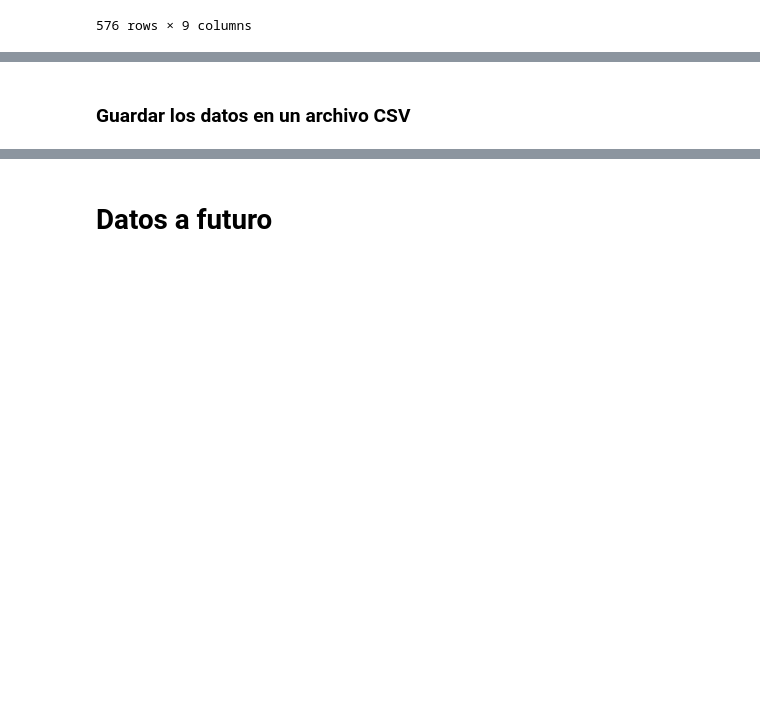
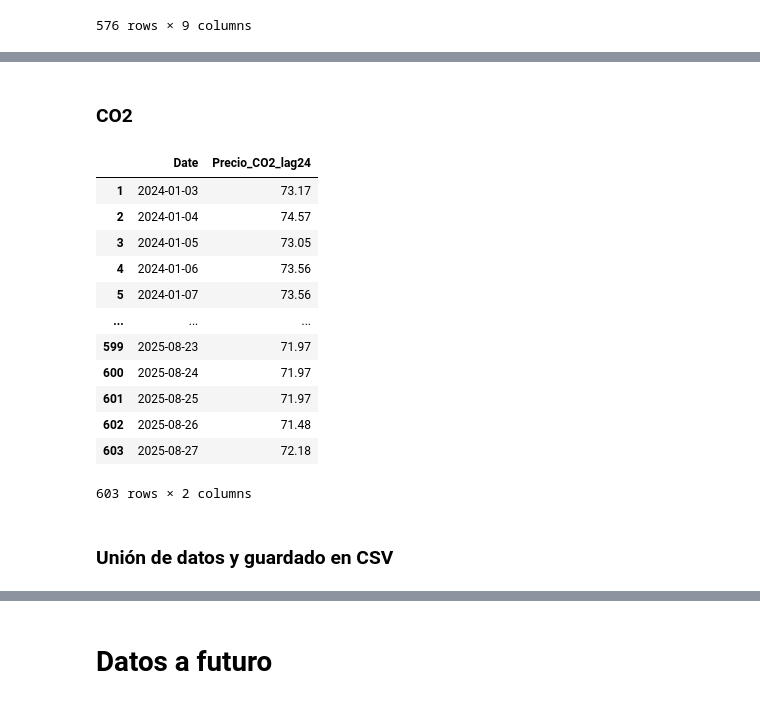
Before and after one commit to JaimeNavs9/proyecto_prediccion_MD, a Jupyter notebook: preparacion_datos.ipynb, the cells around one changed output, grey strips where cells are left out. Drawn from its saved outputs; the diff is of its cells as text; code cells hidden in the pictures; blank space fills up the shorter version.

```diff
--- a/preparacion_datos.ipynb
+++ b/preparacion_datos.ipynb
@@ -180,2 +216,49 @@ df_final['IDA2'] = np.where(
+# %% [markdown]
+### CO2
+# %%
+df_co2_1 = pd.read_csv('data_training/historico-precios-CO2-_2024_.csv', sep=';')
+df_co2_2 = pd.read_csv('data_training/historico-precios-CO2-_2025_.csv', sep=';')
+df_co2 = pd.concat([df_co2_1, df_co2_2])
+
+df_co2['Fecha'] = pd.to_datetime(df_co2['Fecha'], format='%d-%m-%Y')
+df_co2['Fecha'] = df_co2['Fecha'].dt.strftime('%Y-%m-%d')
+df_co2.rename(columns={'Fecha': 'Date'}, inplace=True)
+
+df_co2_precio = df_co2[['Date', 'EUA']].rename(columns={'EUA': 'Precio_CO2'})
+
+# Añadimos fechas restantes
+
+df_co2_precio['Date'] = pd.to_datetime(df_co2_precio['Date'])
+
+# Agrupar por fecha para eliminar duplicados (tomando el último valor disponible)
+df_co2_precio = df_co2_precio.groupby('Date').last()
+
+# Crear rango completo de fechas
+full_range = pd.date_range(start='2024-01-02', end='2025-08-27')
+
+# Reindexar y rellenar valores faltantes hacia atrás (last available)
+df_co2_precio_full = df_co2_precio.reindex(full_range, method='ffill')
+
+# Renombrar índice a columna Date
+df_co2_precio_full = df_co2_precio_full.rename_axis('Date').reset_index()
+
+df_co2_precio_full['Date'] = df_co2_precio_full['Date'].dt.strftime('%Y-%m-%d')
+df_co2_precio_full['Precio_CO2_lag24'] = df_co2_precio_full['Precio_CO2'].shift(1)
+df_co2_precio_full = df_co2_precio_full.drop(columns=['Precio_CO2']).dropna()
+df_co2_precio_full
+# %% [output]
+|  | Date | Precio_CO2_lag24 |
+| 1 | 2024-01-03 | 73.17 |
+| 2 | 2024-01-04 | 74.57 |
+| 3 | 2024-01-05 | 73.05 |
+| 4 | 2024-01-06 | 73.56 |
+| 5 | 2024-01-07 | 73.56 |
+| ... | ... | ... |
+| 599 | 2025-08-23 | 71.97 |
+| 600 | 2025-08-24 | 71.97 |
+| 601 | 2025-08-25 | 71.97 |
+| 602 | 2025-08-26 | 71.48 |
+| 603 | 2025-08-27 | 72.18 |
+603 rows × 2 columns
 # %% [markdown]
-### Guardar los datos en un archivo CSV
+### Unión de datos y guardado en CSV
```
Also changed, not shown: parts of 12 cells of this notebook, 5 other files.
